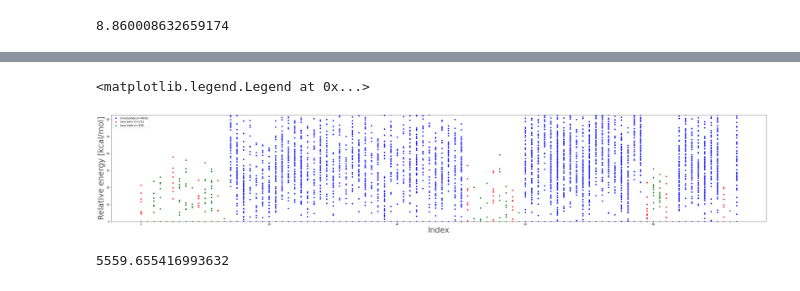
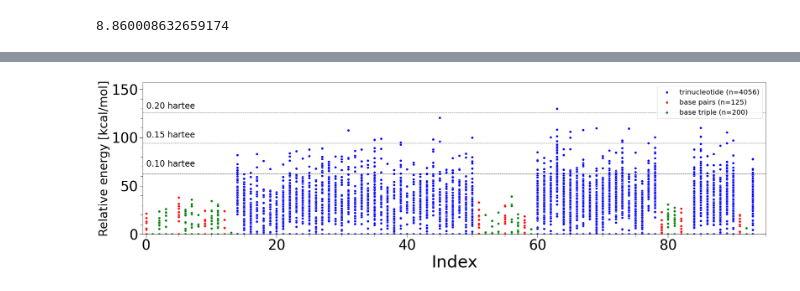
Before and after one commit to choderalab/rna-espaloma, a Jupyter notebook: espaloma-openff-default/rna-dataset-v1.0/00-rna-dataset-access/energy_distribution.ipynb, the cells around one changed output, grey strips where cells are left out. Cells and saved outputs as stored; diff of their text form; code cells hidden in the pictures.

```diff
--- a/espaloma-openff-default/rna-dataset-v1.0/00-rna-dataset-access/energy_distribution.ipynb
+++ b/espaloma-openff-default/rna-dataset-v1.0/00-rna-dataset-access/energy_distribution.ipynb
@@ -218 +244,16 @@ df.RELATIVE_ENERGY_HARTEE.max()
+# %%
+params = {'legend.fontsize': 40,
+          'font.size': 40,
+          'axes.labelsize': 48,
+          'axes.titlesize': 48,
+          'xtick.labelsize': 40,
+          'ytick.labelsize': 40,
+          'savefig.dpi': 600,
+          'figure.figsize': [64, 8],
+          'xtick.major.size': 10,
+          'xtick.minor.size': 7,
+          'ytick.major.size': 10,
+          'ytick.minor.size': 7}
+
+plt.rcParams.update(params)
 # %%
@@ -256,34 +288,36 @@ Text(0, 0.5, 'Relative energy [hartee]')
 # %%
-f, ax = plt.subplots(figsize=(48, 8))
-# Show each distribution with both violins and points
-#sns.violinplot(x="feed",y="weight",data=df, inner="box", palette="Set3", cut=2, linewidth=3)
-#sns.violinplot(data=dataset, x="UID", y="RELATIVE_ENERGY")
+f, ax = plt.subplots(figsize=(32, 8))
 
+# trinucleotide
 dataset = df[df["TYPE"] == "trinucleotide"]
-sns.scatterplot(data=dataset, x="UID", y="RELATIVE_ENERGY_KCALPERMOL", color="blue", label="trinucleotide (n={})".format(len(dataset)))
+sns.scatterplot(data=dataset, x="UID", y="RELATIVE_ENERGY_KCALPERMOL", color="blue", s=50, label="trinucleotide (n={})".format(len(dataset)))
 
+# base pair
+dataset = df[df["TYPE"] == "base pair"]
+sns.scatterplot(data=dataset, x="UID", y="RELATIVE_ENERGY_KCALPERMOL", color="red", s=50, label="base pairs (n={})".format(len(dataset)))
 
-dataset = df[df["TYPE"] == "base pair"]
-sns.scatterplot(data=dataset, x="UID", y="RELATIVE_ENERGY_KCALPERMOL", color="red", label="base pairs (n={})".format(len(dataset)))
+# base triple
+dataset = df[df["TYPE"] == "base triple"]
+sns.scatterplot(data=dataset, x="UID", y="RELATIVE_ENERGY_KCALPERMOL", color="green", s=50, label="base triple (n={})".format(len(dataset)))
 
+ax.set_xlim(-0.5, uid+1)
+ax.set_ylim(0, HARTEE_TO_KCALPERMOL*2.5/10)
+ax.xaxis.set_minor_locator(AutoMinorLocator())
+ax.yaxis.set_minor_locator(AutoMinorLocator())
 
-dataset = df[df["TYPE"] == "base triple"]
-sns.scatterplot(data=dataset, x="UID", y="RELATIVE_ENERGY_KCALPERMOL", color="green", label="base triple (n={})".format(len(dataset)))
+ax.axhline(y=HARTEE_TO_KCALPERMOL/10, c='k', ls='--', lw=1)
+ax.text(0, 70, "0.10 hartee", fontsize=24)
 
+ax.axhline(y=HARTEE_TO_KCALPERMOL*1.5/10, c='k', ls='--', lw=1)
+ax.text(0, 100, "0.15 hartee", fontsize=24)
 
-#f.suptitle('Chick weights by feed type', fontsize=18, fontweight='bold')
-#ax.set_xticklabels(np.arange(0, uid), fontsize=28)
-#ax.set_yticklabels(np.arange(0, df.RELATIVE_ENERGY_KCALPERMOL.max()), fontsize=28)
-ax.set_ylim(0, HARTEE_TO_KCALPERMOL/10)
-ax.set_xlabel("Index",size=32,alpha=0.7)
-ax.set_ylabel("Relative energy [kcal/mol]",size=32,alpha=0.7)
-plt.legend()
+ax.axhline(y=HARTEE_TO_KCALPERMOL*2/10, c='k', ls='--', lw=1)
+ax.text(0, 130, "0.20 hartee", fontsize=24)
 
-#ax.set_yscale("log")
+ax.set_xlabel("Index")
+ax.set_ylabel("Relative energy [kcal/mol]",size=34)
+
+ax.legend(loc="upper right", bbox_to_anchor=(1.00, 1.00), fontsize=20)
+plt.savefig("energy_distribution_kcalpermol.png")
 # %% [output]
-<matplotlib.legend.Legend at 0x...>
-[figure, old version]
+[figure, new version]
-# %%
-df.RELATIVE_ENERGY_KCALPERMOL.max()
-# %% [output]
-5559.655416993632
```
Also changed, not shown: parts of 5 cells of this notebook.
